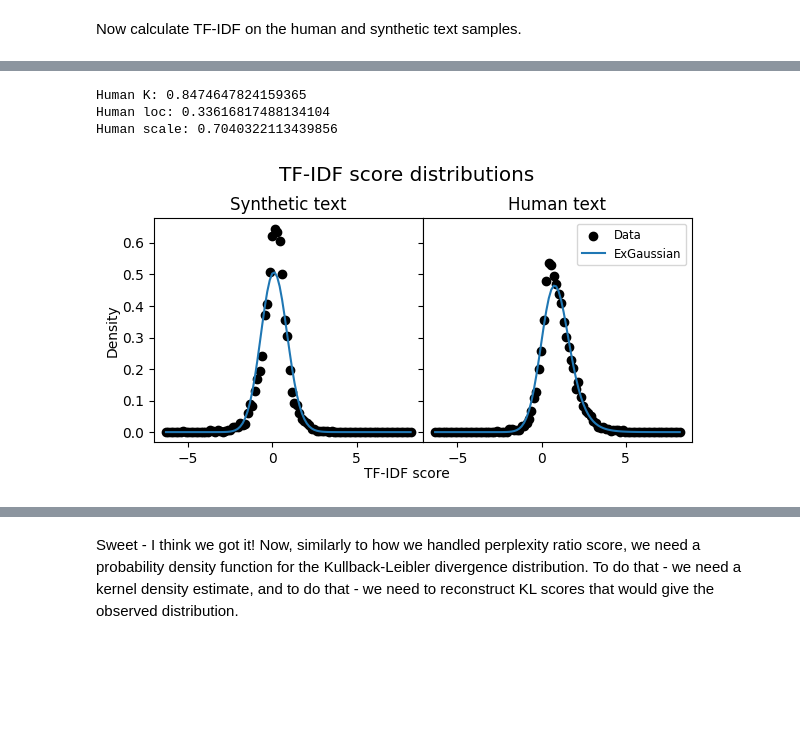
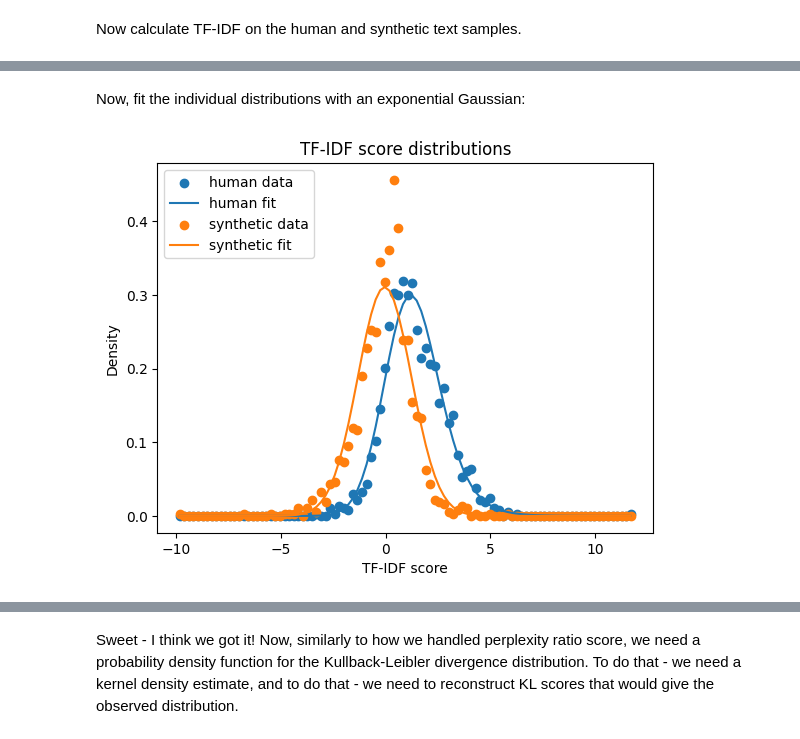
Before and after one commit to gperdrizet/llm_detector, a Jupyter notebook: classifier/notebooks/03.2-TF-IDF_finalized.ipynb, the cells around one changed output, grey strips where cells are left out. Saved outputs shown, nothing was run; the diff lists cells and outputs as text; code cells hidden in the pictures; blank space fills up the shorter version.

```diff
--- a/classifier/notebooks/03.2-TF-IDF_finalized.ipynb
+++ b/classifier/notebooks/03.2-TF-IDF_finalized.ipynb
@@ -250,56 +116,34 @@ bin_centers = (bins[:-1] + bins[1:]) / 2
 # Calculate histograms for the human and synthetic data
 human_density, human_bins = np.histogram(fragment_scores['human'], bins = bins, density = True)
 synthetic_density, synthetic_bins = np.histogram(fragment_scores['synthetic'], bins = bins, density = True)
+# %% [markdown]
+Now, fit the individual distributions with an exponential Gaussian:
 # %%
-# Exponential Gaussian
+# Set parameter bounds
 bounds = [[-10.0,10.0],[-10.0,10.0],[-10.0,10.0]]
 
-human_exponnorm = fit(exponnorm, fragment_scores['human'], bounds = bounds)
-human_exponnorm_fit = exponnorm(human_exponnorm.params.K, human_exponnorm.params.loc, human_exponnorm.params.scale).pdf(bin_centers)
+# Do the fits
+human_fit = fit(exponnorm, fragment_scores['human'], bounds = bounds)
+synthetic_fit = fit(exponnorm, fragment_scores['synthetic'], bounds = bounds)
 
-synthetic_exponnorm = fit(exponnorm, fragment_scores['synthetic'], bounds = bounds)
-synthetic_exponnorm_fit = exponnorm(synthetic_exponnorm.params.K, synthetic_exponnorm.params.loc, synthetic_exponnorm.params.scale).pdf(bin_centers)
+# Construct functions from each fit
+human_exponnorm = exponnorm(human_fit.params.K, human_fit.params.loc, human_fit.params.scale)
+synthetic_exponnorm = exponnorm(synthetic_fit.params.K, synthetic_fit.params.loc, synthetic_fit.params.scale)
 
-print(f'Human K: {human_exponnorm.params.K}')
-print(f'Human loc: {human_exponnorm.params.loc}')
-print(f'Human scale: {human_exponnorm.params.scale}')
+# Get fitted values for the histogram bin centers
+human_fitted_values = human_exponnorm.pdf(bin_centers)
+synthetic_fitted_values = synthetic_exponnorm.pdf(bin_centers)
-# %% [output]
-Human K: 0.8474647824159365
-Human loc: 0.33616817488134104
-Human scale: 0.7040322113439856
-# %%
-fig, axs = plt.subplots(
-    1,
-    2,
-    figsize = (6, 3),
-    sharex = 'col',
-    sharey = 'row',
-    tight_layout = True,
-    gridspec_kw = {'wspace':0, 'hspace':0}
-)
-
-axs[0].set_title('Synthetic text')
-axs[0].scatter(bin_centers, synthetic_density, color = 'black', label = 'Data')
-axs[0].plot(bin_centers, synthetic_exponnorm_fit, label = 'ExGaussian')
-
-axs[1].set_title('Human text')
-axs[1].scatter(bin_centers, human_density, color = 'black', label = 'Data')
-axs[1].plot(bin_centers, human_exponnorm_fit, label = 'ExGaussian')
-
-axs[1].legend(
-    loc = 'upper right',
-    fontsize = 'small'
-)
-
-# Set figure title
-fig.text(0.5, 1, 'TF-IDF score distributions', ha = 'center', fontsize = 'x-large')
-
-# Set single label for shared x
-fig.text(0.5, 0.01, 'TF-IDF score', ha = 'center')
-
-# Set single label for shared y
-fig.text(0.01, 0.5, 'Density', va = 'center', ha = 'center', rotation = 90)
-
-plt.show()
-# %% [output]
-[figure, removed]
+# %%
+# Plot as scatter
+plt.scatter(bin_centers, human_density, label = 'human data')
+plt.plot(bin_centers, human_fitted_values, label = 'human fit')
+plt.scatter(bin_centers, synthetic_density, label = 'synthetic data')
+plt.plot(bin_centers, synthetic_fitted_values, label = 'synthetic fit')
+
+plt.title('TF-IDF score distributions')
+plt.xlabel('TF-IDF score')
+plt.ylabel('Density')
+plt.legend(loc = 'upper left')
+plt.show()
+# %% [output]
+[figure, added]
```
Also changed, not shown: parts of 27 cells of this notebook, 2 other files.
